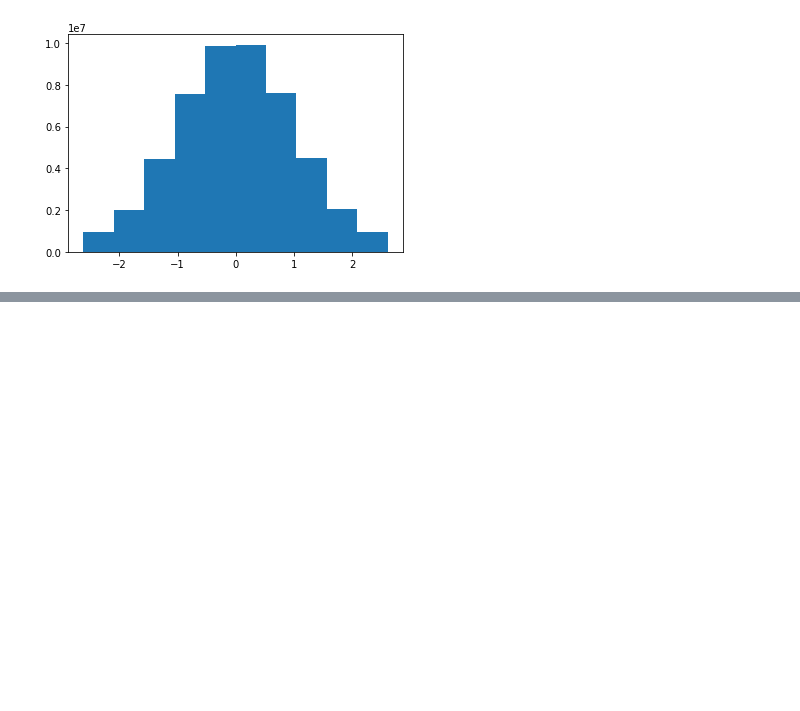
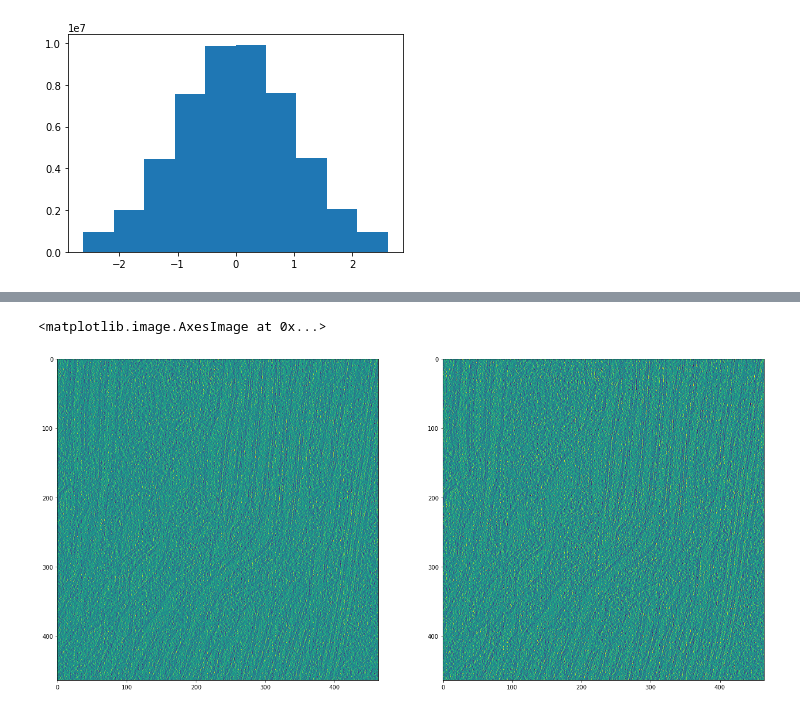
Before and after one commit to Fickincool/master-thesis, a Jupyter notebook: Notebooks/6.00_self2selfDenoising/6.00_dataloader_pilot.ipynb, the cells around one changed output, grey strips where cells are left out. Saved outputs shown, nothing was run; the diff lists cells and outputs as text; code cells hidden in the pictures; blank space fills up the shorter version.

```diff
--- a/Notebooks/6.00_self2selfDenoising/6.00_dataloader_pilot.ipynb
+++ b/Notebooks/6.00_self2selfDenoising/6.00_dataloader_pilot.ipynb
@@ -256,0 +308,16 @@ plt.hist(my_dataset.data.flatten().numpy())
+# %%
+# grid sanity check: grid cover the entire tomogram
+tomo_data = my_dataset.data
+
+dummy_tomo = torch.zeros_like(torch.tensor(tomo_data))
+
+for idx in range(len(my_dataset)):
+
+    z0, y0, x0 = my_dataset.grid[idx]
+    zmin, zmax = z0-subtomo_length//2, z0+subtomo_length//2
+    ymin, ymax = y0-subtomo_length//2, y0+subtomo_length//2
+    xmin, xmax = x0-subtomo_length//2, x0+subtomo_length//2
+
+    dummy_tomo[zmin:zmax, ymin:ymax, xmin:xmax] = 1
+
+plt.imshow(dummy_tomo[-1], vmin=0, vmax=1)
@@ -256,0 +327,22 @@ plt.hist(my_dataset.data.flatten().numpy())
+# %%
+# Check how the original data and the ittf of the sampled fourier data are related
+tomo_data = my_dataset.data
+
+dummy_tomo = torch.zeros_like(torch.tensor(tomo_data))
+
+for idx in range(len(my_dataset)):
+
+    z0, y0, x0 = my_dataset.grid[idx]
+    zmin, zmax = z0-subtomo_length//2, z0+subtomo_length//2
+    ymin, ymax = y0-subtomo_length//2, y0+subtomo_length//2
+    xmin, xmax = x0-subtomo_length//2, x0+subtomo_length//2
+
+    dummy_tomo[zmin:zmax, ymin:ymax, xmin:xmax] = my_dataset.fourier_samples[0][0][zmin:zmax, ymin:ymax, xmin:xmax]
+
+zidx = dummy_tomo.shape[0]//2
+fig, (ax0, ax1) = plt.subplots(1, 2, figsize=(22, 12))
+ax0.imshow(dummy_tomo[zidx])
+ax1.imshow(my_dataset.data[zidx])
+# %% [output]
+<matplotlib.image.AxesImage at 0x...>
+[figure, added]
```
Also changed, not shown: parts of 14 cells of this notebook, 9 other files.
